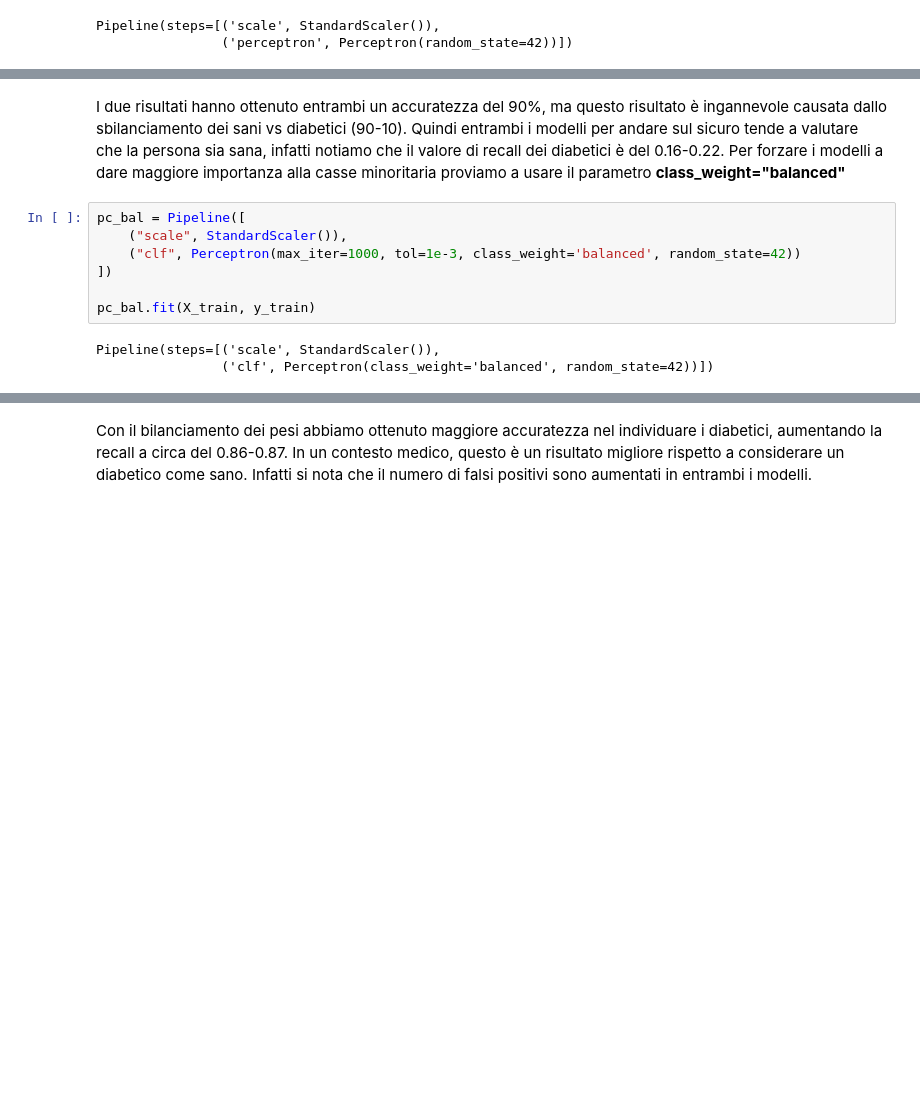
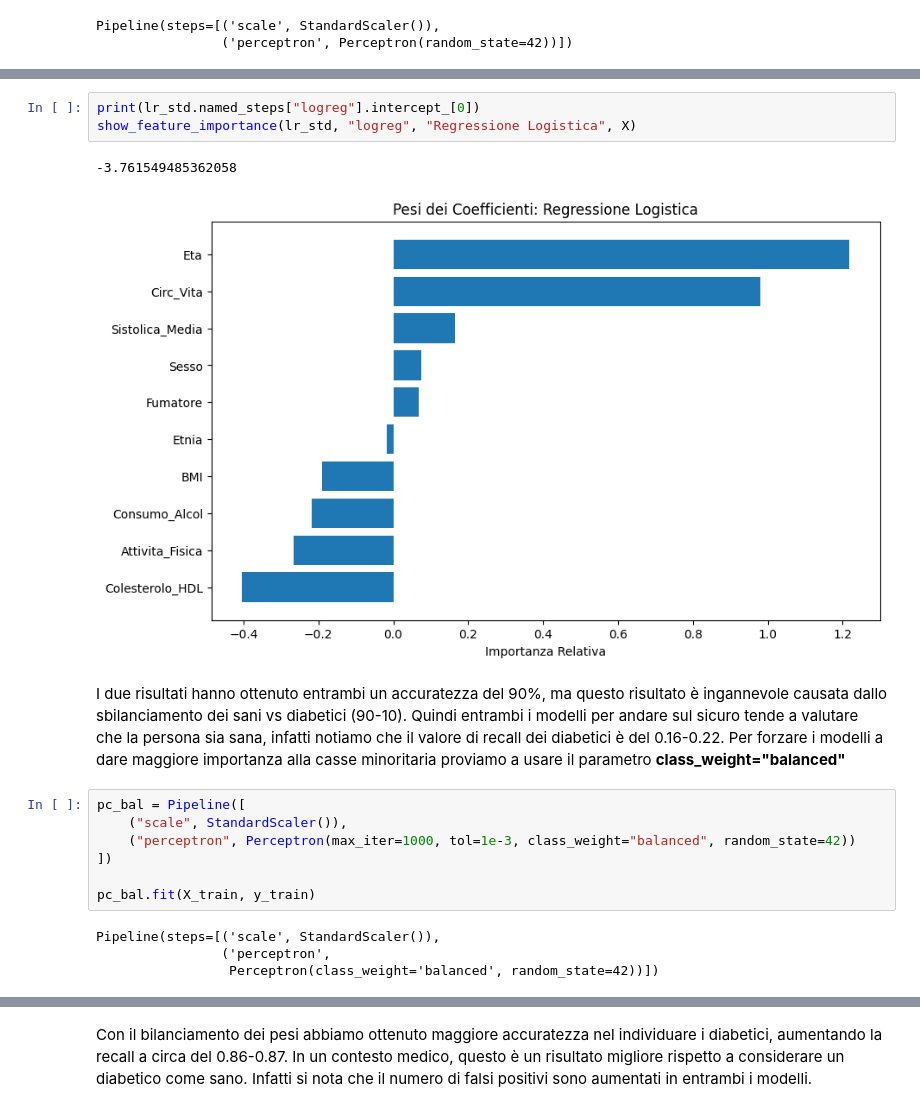
Before and after one commit to Emiyaye/ProgettoDataIntensive2025-2026, a Jupyter notebook: progetto_data_intendive.ipynb, the cells around one changed output, grey strips where cells are left out. Cells and saved outputs as stored; diff of their text form; blank space fills up the shorter version.

```diff
--- a/progetto_data_intendive.ipynb
+++ b/progetto_data_intendive.ipynb
@@ -483,18 +501,25 @@ weighted avg       0.89      0.91      0.89      1963
 Matrice di Confusione:
 [[1766   23]
  [ 146   28]]
+# %%
+print(lr_std.named_steps["logreg"].intercept_[0])
+show_feature_importance(lr_std, "logreg", "Regressione Logistica", X)
+# %% [output]
+-3.761549485362058
+[figure, added]
 # %% [markdown]
 I due risultati hanno ottenuto entrambi un accuratezza del 90%, ma questo risultato è ingannevole causata dallo sbilanciamento dei sani vs diabetici (90-10). Quindi entrambi i modelli per andare sul sicuro tende a valutare che la persona sia sana, infatti notiamo che il valore di recall dei diabetici è del 0.16-0.22. Per forzare i modelli a dare maggiore importanza alla casse minoritaria proviamo a usare il parametro __class_weight="balanced"__
 # %%
 pc_bal = Pipeline([
     ("scale", StandardScaler()),
-    ("clf", Perceptron(max_iter=1000, tol=1e-3, class_weight='balanced', random_state=42))
+    ("perceptron", Perceptron(max_iter=1000, tol=1e-3, class_weight="balanced", random_state=42))
 ])
 
 pc_bal.fit(X_train, y_train)
 # %% [output]
 Pipeline(steps=[('scale', StandardScaler()),
-                ('clf', Perceptron(class_weight='balanced', random_state=42))])
+                ('perceptron',
+                 Perceptron(class_weight='balanced', random_state=42))])
 # %%
 valuta_modello("Perceptron", pc_bal, X_test, y_test)
 # %% [output]
```
Also changed, not shown: parts of 19 cells of this notebook.
